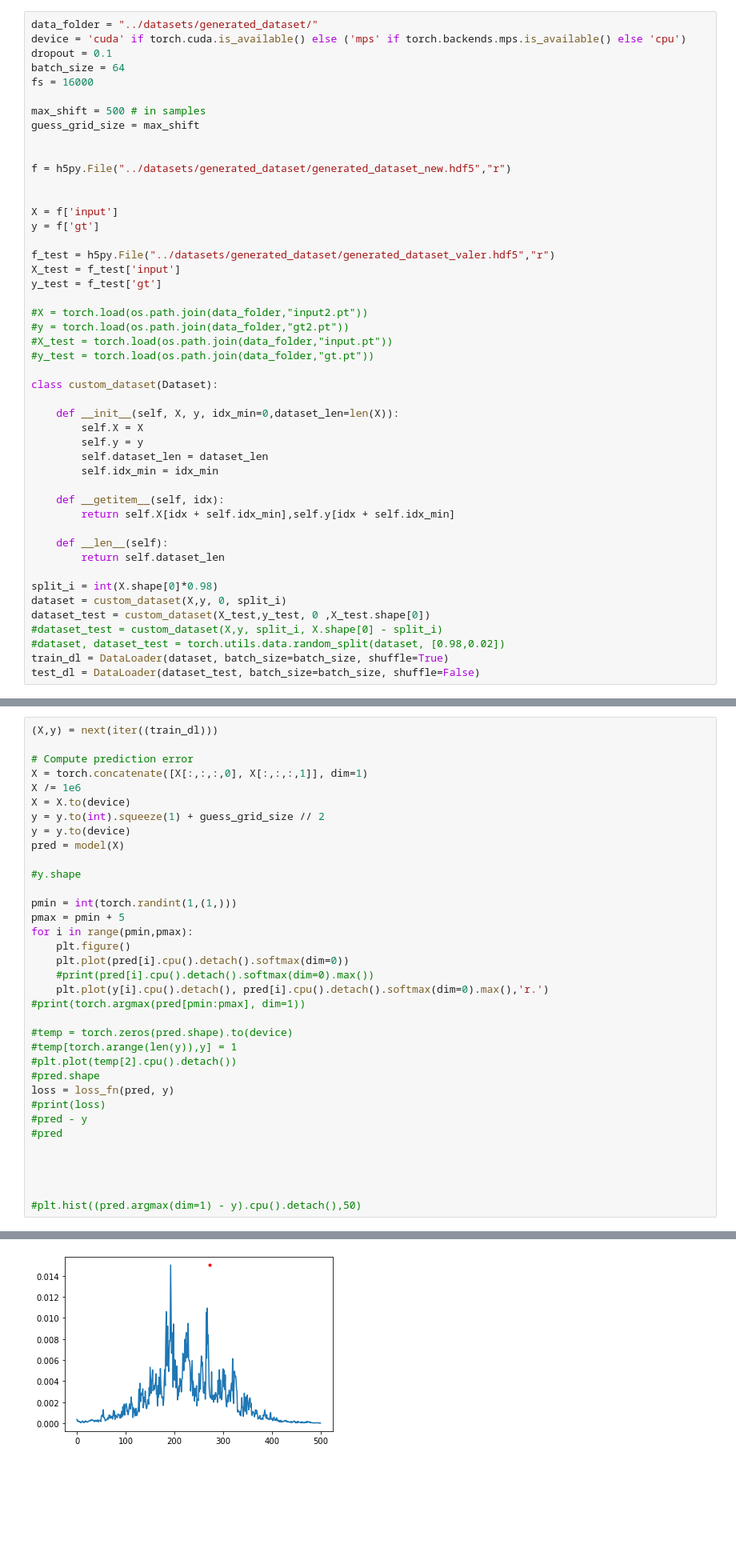
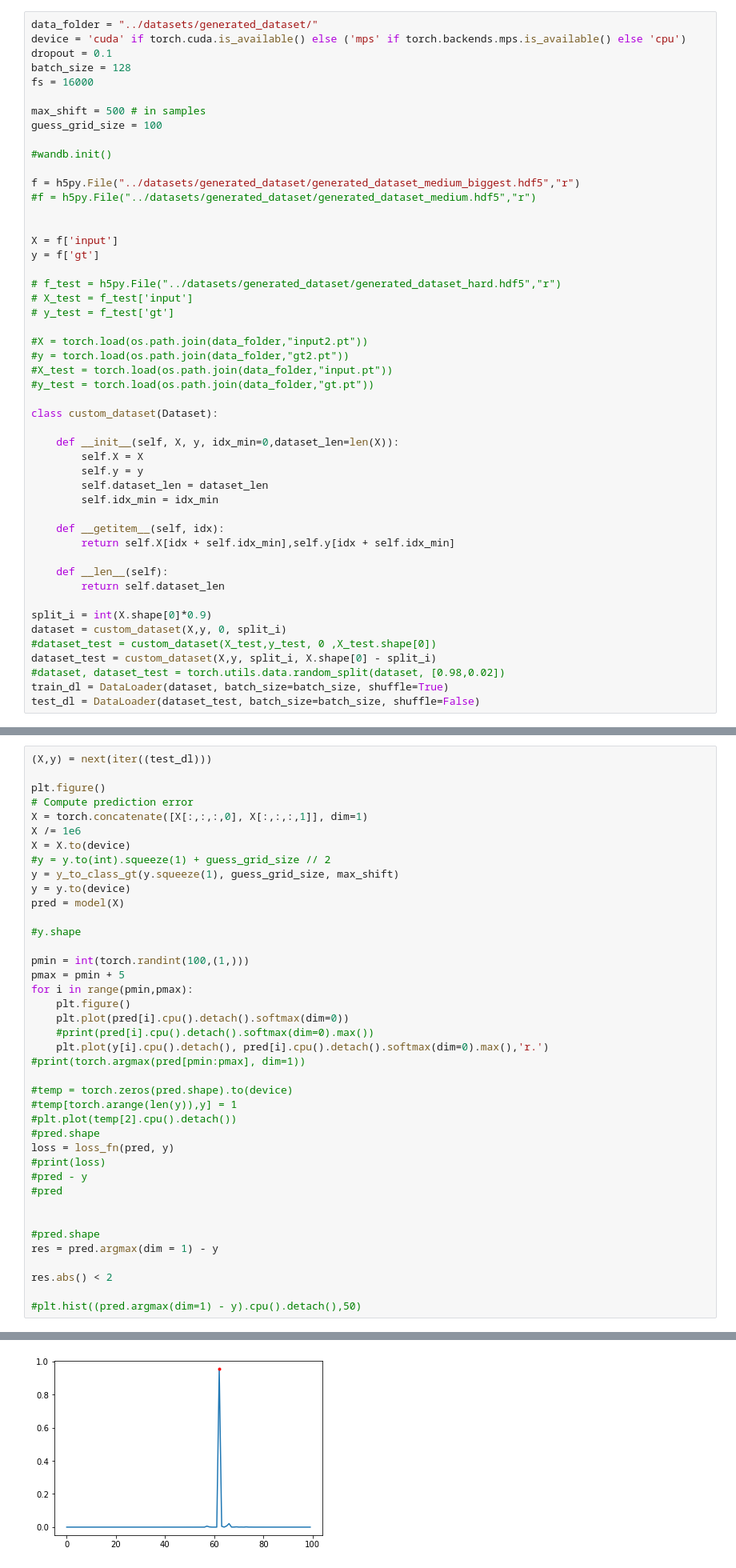
Before and after one commit to Etomer/timeshift_ML, a Jupyter notebook: scripts/training_on_generated_data.ipynb, the cells around one changed output, grey strips where cells are left out. Shown at 80% size. Drawn from its saved outputs; the diff is of its cells as text; blank space fills up the shorter version.

```diff
--- a/scripts/training_on_generated_data.ipynb
+++ b/scripts/training_on_generated_data.ipynb
@@ -17,22 +19,24 @@ import h5py
 data_folder = "../datasets/generated_dataset/"
 device = 'cuda' if torch.cuda.is_available() else ('mps' if torch.backends.mps.is_available() else 'cpu')
 dropout = 0.1
-batch_size = 64
+batch_size = 128
 fs = 16000
 
 max_shift = 500 # in samples
-guess_grid_size = max_shift
+guess_grid_size = 100
 
+#wandb.init()
 
-f = h5py.File("../datasets/generated_dataset/generated_dataset_new.hdf5","r")
+f = h5py.File("../datasets/generated_dataset/generated_dataset_medium_biggest.hdf5","r")
+#f = h5py.File("../datasets/generated_dataset/generated_dataset_medium.hdf5","r")
 
 
 X = f['input']
 y = f['gt']
 
-f_test = h5py.File("../datasets/generated_dataset/generated_dataset_valer.hdf5","r")
-X_test = f_test['input']
-y_test = f_test['gt']
+# f_test = h5py.File("../datasets/generated_dataset/generated_dataset_hard.hdf5","r")
+# X_test = f_test['input']
+# y_test = f_test['gt']
 
 #X = torch.load(os.path.join(data_folder,"input2.pt"))
 #y = torch.load(os.path.join(data_folder,"gt2.pt"))
@@ -53,10 +57,10 @@ class custom_dataset(Dataset):
     def __len__(self):
         return self.dataset_len
 
-split_i = int(X.shape[0]*0.98)
+split_i = int(X.shape[0]*0.9)
 dataset = custom_dataset(X,y, 0, split_i)
-dataset_test = custom_dataset(X_test,y_test, 0 ,X_test.shape[0])
-#dataset_test = custom_dataset(X,y, split_i, X.shape[0] - split_i)
+#dataset_test = custom_dataset(X_test,y_test, 0 ,X_test.shape[0])
+dataset_test = custom_dataset(X,y, split_i, X.shape[0] - split_i)
 #dataset, dataset_test = torch.utils.data.random_split(dataset, [0.98,0.02])
 train_dl = DataLoader(dataset, batch_size=batch_size, shuffle=True)
 test_dl = DataLoader(dataset_test, batch_size=batch_size, shuffle=False)
@@ -266,19 +321,21 @@ loss: 5.302024  [12800/31360]
 #torch.save(model, "model_class.pth")
 #next(iter(train_dl))[0]
 # %%
-(X,y) = next(iter((train_dl)))
+(X,y) = next(iter((test_dl)))
 
+plt.figure()
 # Compute prediction error
 X = torch.concatenate([X[:,:,:,0], X[:,:,:,1]], dim=1)
 X /= 1e6
 X = X.to(device)
-y = y.to(int).squeeze(1) + guess_grid_size // 2
+#y = y.to(int).squeeze(1) + guess_grid_size // 2
+y = y_to_class_gt(y.squeeze(1), guess_grid_size, max_shift)
 y = y.to(device)
 pred = model(X)
 
 #y.shape
 
-pmin = int(torch.randint(1,(1,)))
+pmin = int(torch.randint(100,(1,)))
 pmax = pmin + 5
 for i in range(pmin,pmax):
     plt.figure()
@@ -297,7 +354,10 @@ loss = loss_fn(pred, y)
 #pred
 
 
+#pred.shape
+res = pred.argmax(dim = 1) - y
 
+res.abs() < 2
 
 #plt.hist((pred.argmax(dim=1) - y).cpu().detach(),50)
 # %% [output]
@@ -307 +382 @@ loss = loss_fn(pred, y)
-[figure, old version]
+[figure, new version]
```
Also changed, not shown: parts of 9 cells of this notebook, 4 other files.
